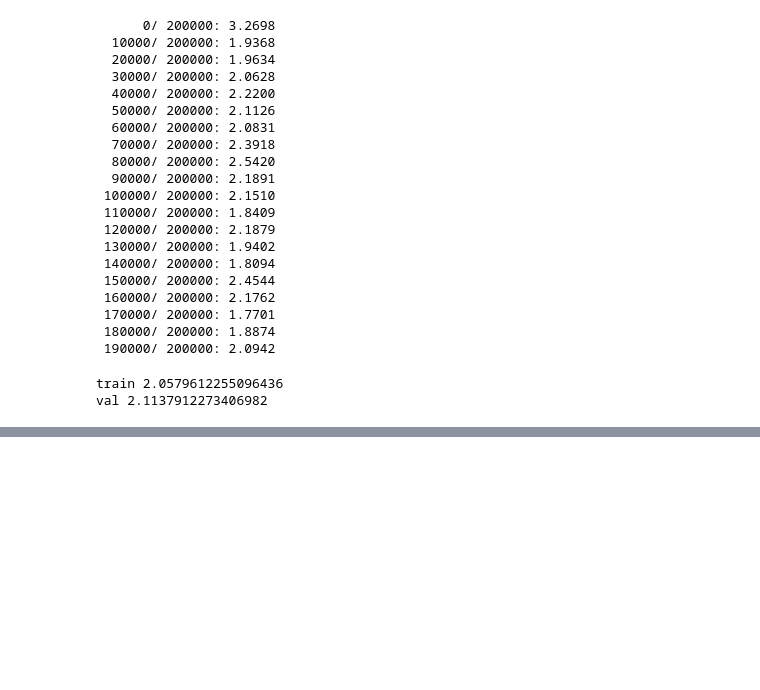
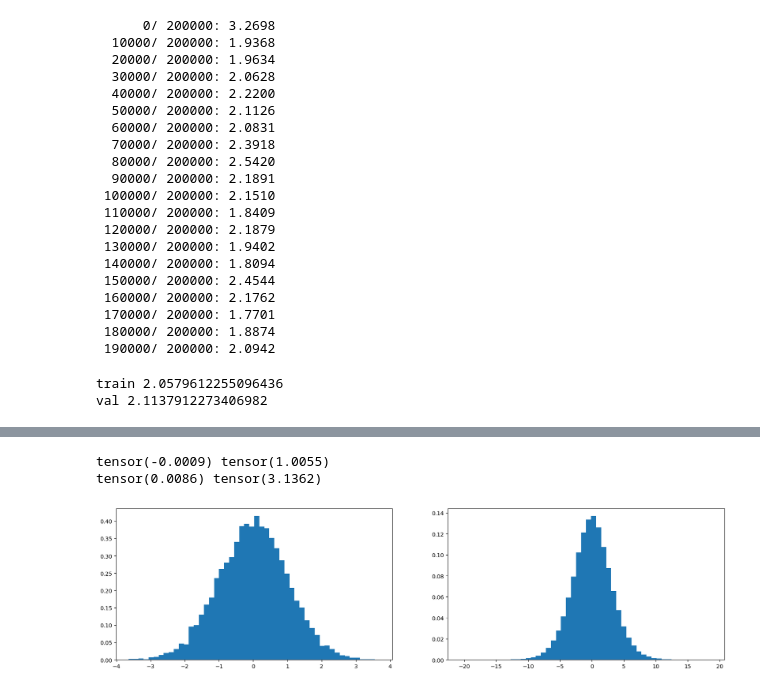
Before and after one commit to 6b656b/notebooks, a Jupyter notebook: karpathy_videos/04_mlp_act_and_grad.ipynb, the cells around one changed output, grey strips where cells are left out. Drawn from its saved outputs; the diff is of its cells as text; code cells hidden in the pictures; blank space fills up the shorter version.

```diff
--- a/karpathy_videos/04_mlp_act_and_grad.ipynb
+++ b/karpathy_videos/04_mlp_act_and_grad.ipynb
@@ -579,0 +582,16 @@ val 2.1137912273406982
+# %%
+x = torch.randn(1000, 10)
+w = torch.randn(10, 200)
+y = x @ w
+
+print(x.mean(), x.std())
+print(y.mean(), y.std())
+
+fig, ax = plt.subplots(1, 2, figsize=(20, 5))
+ax[0].hist(x.view(-1).tolist(), 50, density=True)
+ax[1].hist(y.view(-1).tolist(), 50, density=True)
+plt.show()
+# %% [output]
+tensor(-0.0009) tensor(1.0055)
+tensor(0.0086) tensor(3.1362)
+[figure, added]
```
Also changed, not shown: parts of 11 cells of this notebook.
